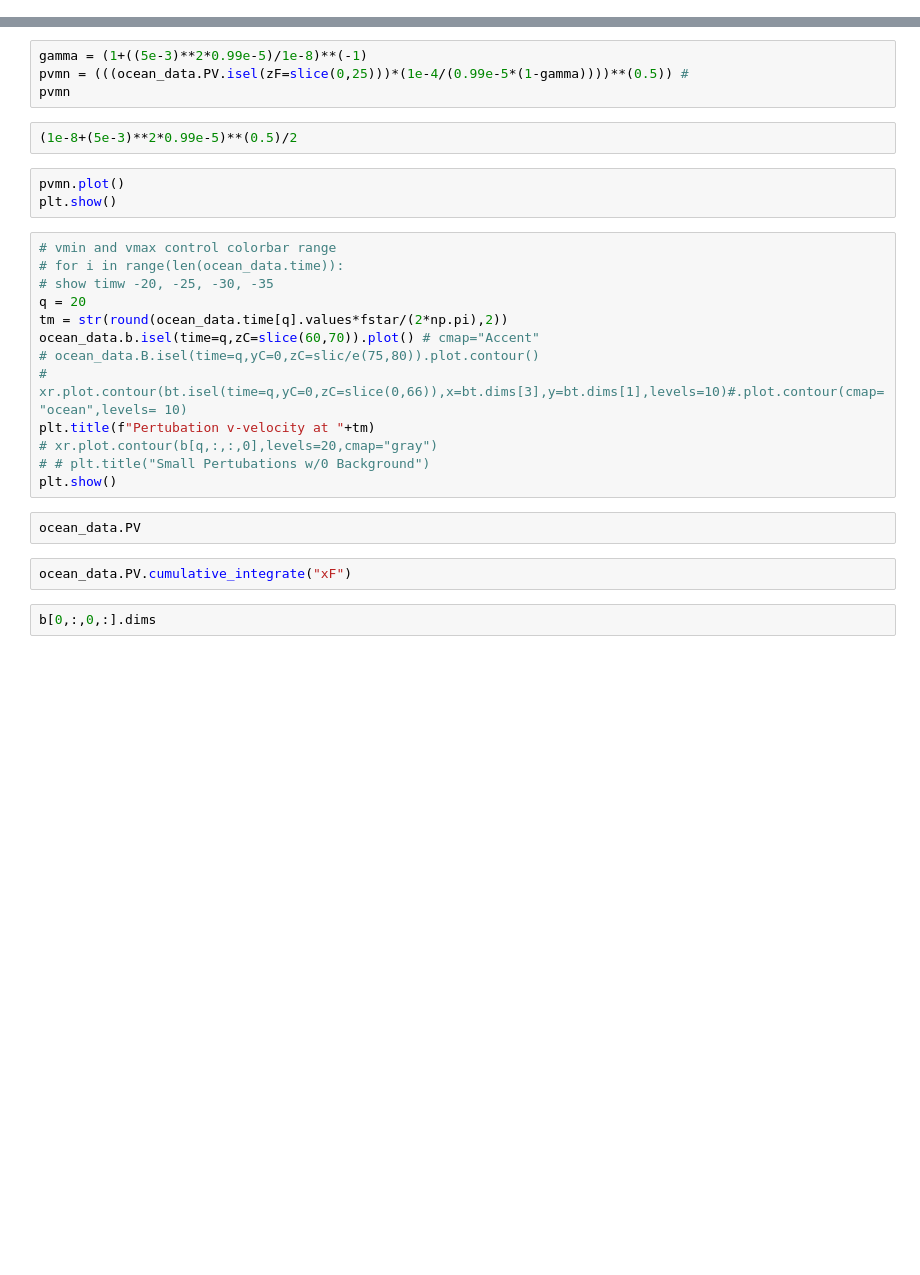
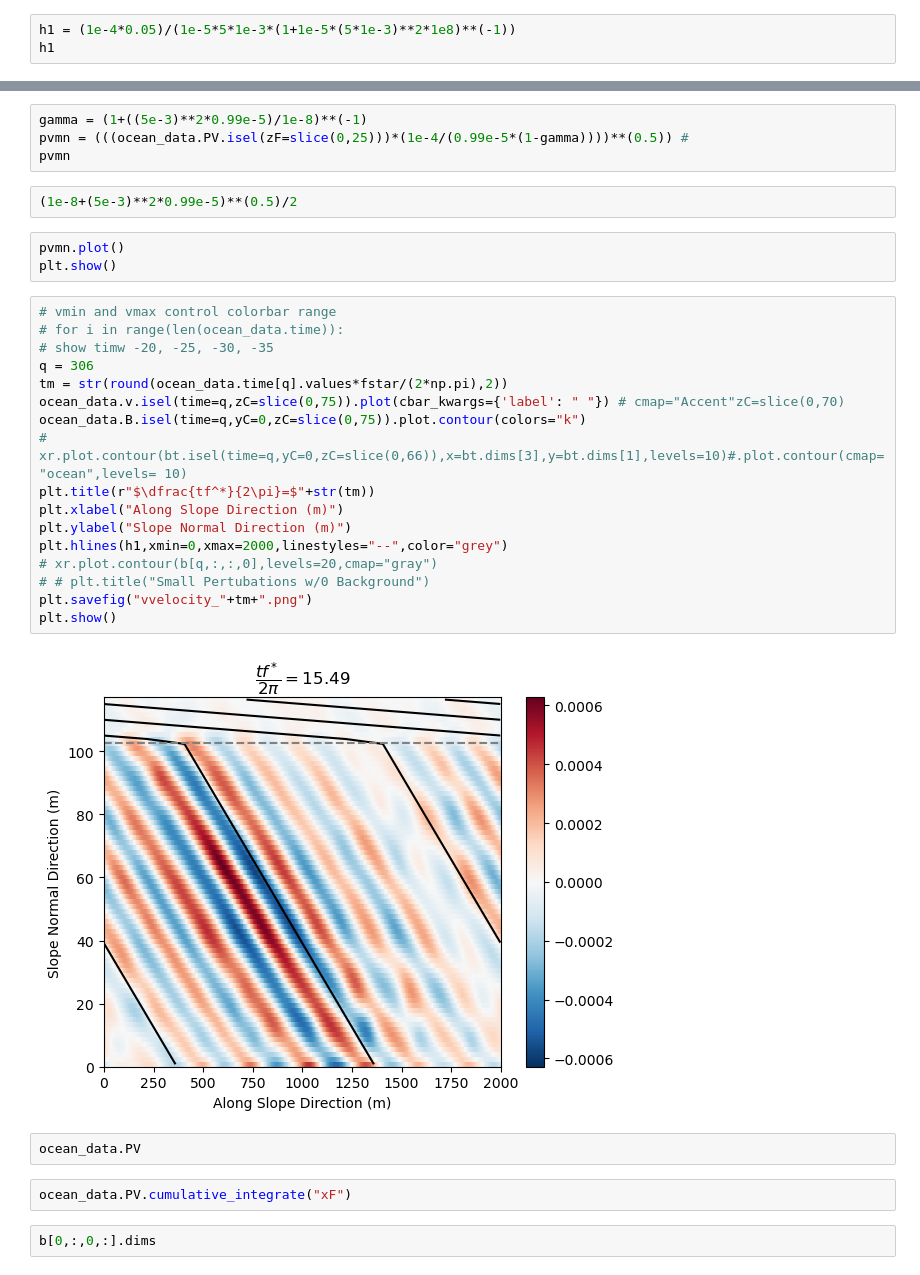
Before and after one commit to loganpknudsen/BottomBoundaryLayer, a Jupyter notebook: Result_Calculations/v_velocity_visualization_standard.ipynb, the cells around one changed output, grey strips where cells are left out. Drawn from its saved outputs; the diff is of its cells as text; blank space fills up the shorter version.

Commit message:
images

```diff
--- a/Result_Calculations/v_velocity_visualization_standard.ipynb
+++ b/Result_Calculations/v_velocity_visualization_standard.ipynb
@@ -24,3 +24,6 @@ file = "olddata/dataflow_fields_height_103.0_theta_0.005_stratification_1.0e-5_i
 ocean_data=xr.open_dataset("/glade/derecho/scratch/knudsenl/data/"+file)#.isel(time=slice(0,4000)) #i=103
 seconds = ocean_data.time/pd.Timedelta("1s")
 ocean_data = ocean_data.assign_coords(time = ('time',seconds.data))
+# %%
+h1 = (1e-4*0.05)/(1e-5*5*1e-3*(1+1e-5*(5*1e-3)**2*1e8)**(-1))
+h1
@@ -132,16 +139,22 @@ plt.show()
 # %%
 # vmin and vmax control colorbar range
 # for i in range(len(ocean_data.time)):
 # show timw -20, -25, -30, -35
-q = 20
+q = 306
 tm = str(round(ocean_data.time[q].values*fstar/(2*np.pi),2))
-ocean_data.b.isel(time=q,zC=slice(60,70)).plot() # cmap="Accent"
-# ocean_data.B.isel(time=q,yC=0,zC=slic/e(75,80)).plot.contour()
+ocean_data.v.isel(time=q,zC=slice(0,75)).plot(cbar_kwargs={'label': " "}) # cmap="Accent"zC=slice(0,70)
+ocean_data.B.isel(time=q,yC=0,zC=slice(0,75)).plot.contour(colors="k")
 # xr.plot.contour(bt.isel(time=q,yC=0,zC=slice(0,66)),x=bt.dims[3],y=bt.dims[1],levels=10)#.plot.contour(cmap="ocean",levels= 10)
-plt.title(f"Pertubation v-velocity at "+tm)
+plt.title(r"$\dfrac{tf^*}{2\pi}=$"+str(tm))
+plt.xlabel("Along Slope Direction (m)")
+plt.ylabel("Slope Normal Direction (m)")
+plt.hlines(h1,xmin=0,xmax=2000,linestyles="--",color="grey")
 # xr.plot.contour(b[q,:,:,0],levels=20,cmap="gray")
 # # plt.title("Small Pertubations w/0 Background")
+plt.savefig("vvelocity_"+tm+".png")
 plt.show()
+# %% [output]
+[figure, added]
 # %%
 ocean_data.PV
 # %%
```
Also changed, not shown: parts of 2 cells of this notebook, 9 other files.
